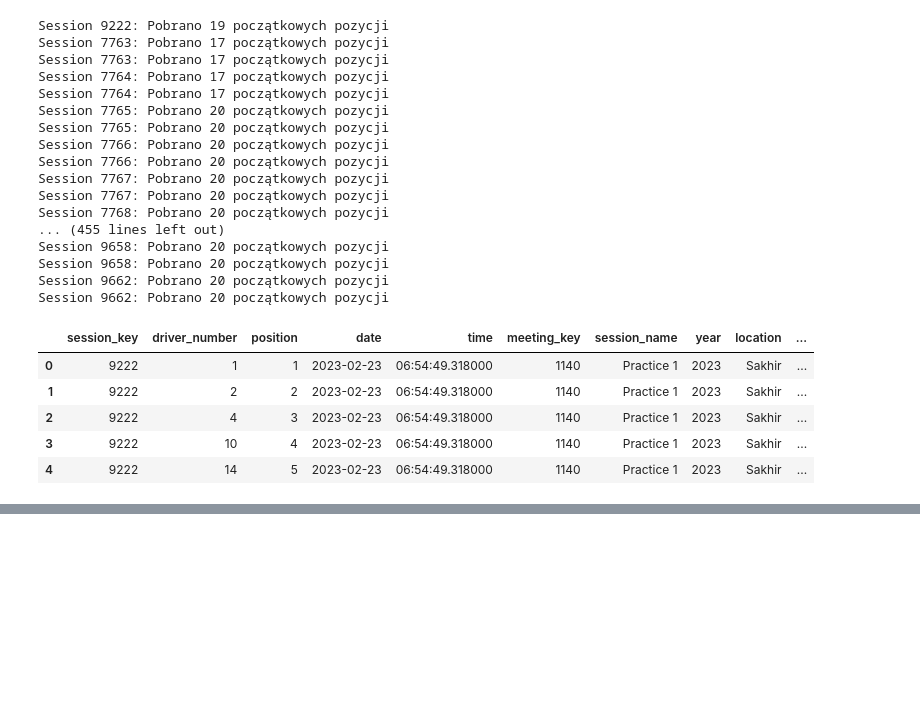
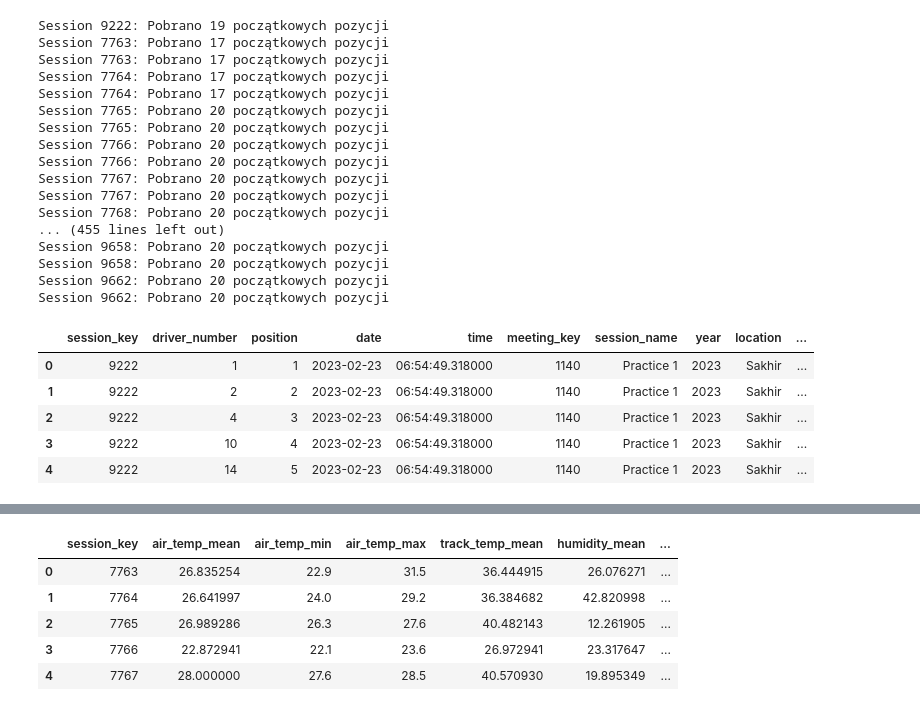
Before and after one commit to szylvvia/f1_races_progress_predict, a Jupyter notebook: openf1_api_dataset.ipynb, the cells around one changed output, grey strips where cells are left out. Drawn from its saved outputs; the diff is of its cells as text; code cells hidden in the pictures; blank space fills up the shorter version.

```diff
--- a/openf1_api_dataset.ipynb
+++ b/openf1_api_dataset.ipynb
@@ -859,0 +865,28 @@ Session 9064: Pobrano 106 rekordów pogody
+# %%
+# grupowanie danych pogodowych według sesji i obliczenie statystyk
+
+def summarize_weather(group):
+    return pd.Series({
+        'air_temp_mean': group['air_temperature'].mean(),
+        'air_temp_min': group['air_temperature'].min(),
+        'air_temp_max': group['air_temperature'].max(),
+        'track_temp_mean': group['track_temperature'].mean(),
+        'humidity_mean': group['humidity'].mean(),
+        'rainfall_total': group['rainfall'].sum(),
+        'rainfall_max': group['rainfall'].max(),
+        'wind_speed_mean': group['wind_speed'].mean(),
+        'pressure_mean': group['pressure'].mean(),
+        'weather_measurements': len(group)
+    })
+# %%
+gruouped_weather = weather_session_df.groupby('session_key')
+gruouped_weather_summary = gruouped_weather.apply(summarize_weather).reset_index()
+
+gruouped_weather_summary.head()
+# %% [output]
+|  | session_key | air_temp_mean | air_temp_min | air_temp_max | track_temp_mean | humidity_mean | ... |
+| 0 | 7763 | 26.835254 | 22.9 | 31.5 | 36.444915 | 26.076271 | ... |
+| 1 | 7764 | 26.641997 | 24.0 | 29.2 | 36.384682 | 42.820998 | ... |
+| 2 | 7765 | 26.989286 | 26.3 | 27.6 | 40.482143 | 12.261905 | ... |
+| 3 | 7766 | 22.872941 | 22.1 | 23.6 | 26.972941 | 23.317647 | ... |
+| 4 | 7767 | 28.000000 | 27.6 | 28.5 | 40.570930 | 19.895349 | ... |
```
Also changed, not shown: parts of 6 cells of this notebook.
